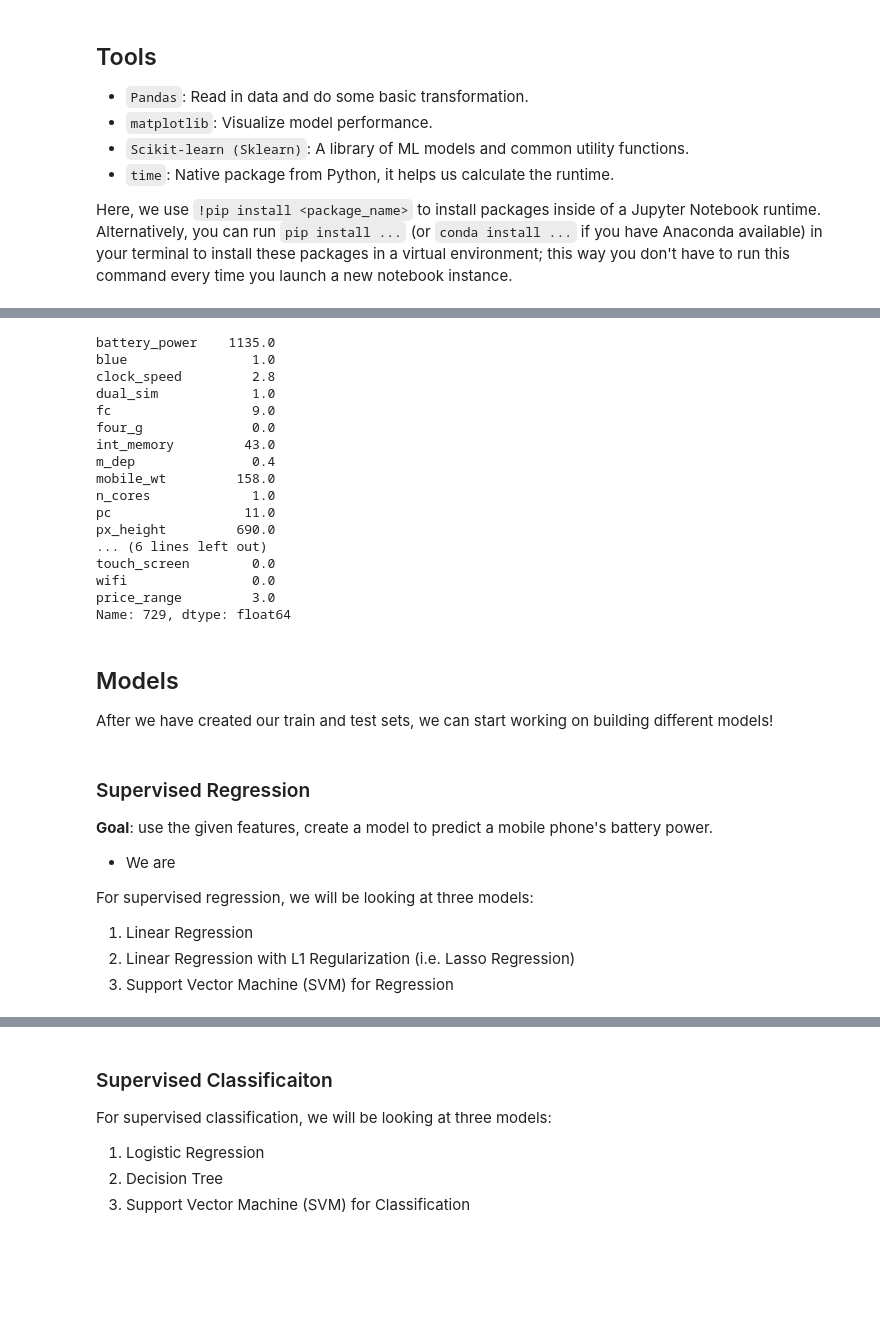
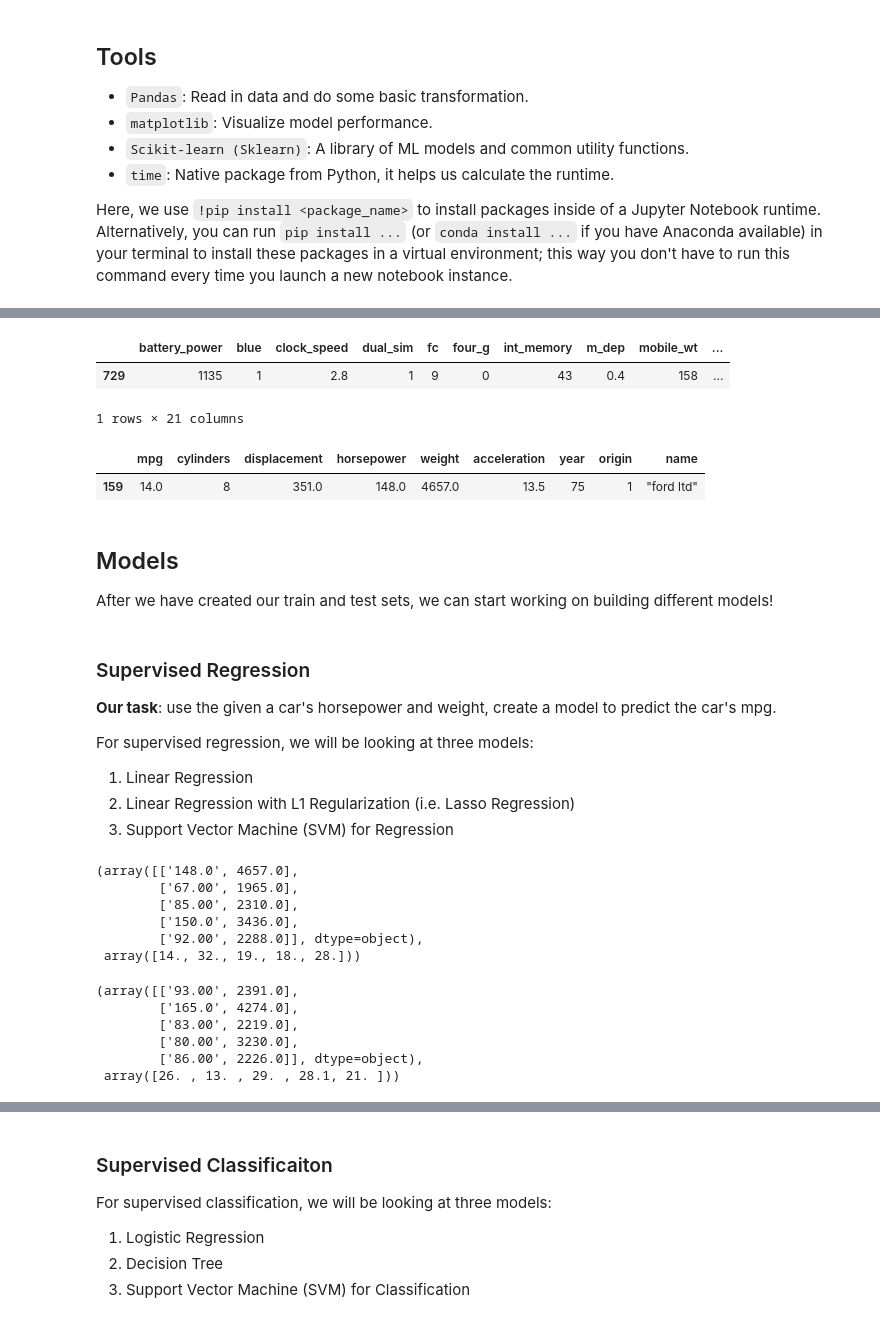
Before and after one commit to DS3Workshops/ds3-wi23-ml-workshop, a Jupyter notebook: introduction-to-ml/IntroML.ipynb, the cells around one changed output, grey strips where cells are left out. Saved outputs shown, nothing was run; the diff lists cells and outputs as text; code cells hidden in the pictures; blank space fills up the shorter version.

```diff
--- a/introduction-to-ml/IntroML.ipynb
+++ b/introduction-to-ml/IntroML.ipynb
@@ -101,24 +123,15 @@ There are a total of 20 feature columns and 1 target columns, and here is `metad
 # %%
 # check out the first entry
-mobile_price_train.iloc[0]
+mobile_price_train.iloc[:1]
 # %% [output]
+|  | battery_power | blue | clock_speed | dual_sim | fc | four_g | int_memory | m_dep | mobile_wt | ... |
+| 729 | 1135 | 1 | 2.8 | 1 | 9 | 0 | 43 | 0.4 | 158 | ... |
-battery_power    1135.0
-blue                1.0
-clock_speed         2.8
-dual_sim            1.0
-fc                  9.0
-four_g              0.0
-int_memory         43.0
-m_dep               0.4
-mobile_wt         158.0
-n_cores             1.0
-pc                 11.0
-px_height         690.0
-... (6 lines left out)
-touch_screen        0.0
-wifi                0.0
-price_range         3.0
-Name: 729, dtype: float64
+1 rows × 21 columns
+# %%
+auto_mpg_train.iloc[:1]
+# %% [output]
+|  | mpg | cylinders | displacement | horsepower | weight | acceleration | year | origin | name |
+| 159 | 14.0 | 8 | 351.0 | 148.0 | 4657.0 | 13.5 | 75 | 1 | "ford ltd" |
 # %% [markdown]
 ## Models
 
@@ -126,9 +139,7 @@ After we have created our train and test sets, we can start working on building
 # %% [markdown]
 ### Supervised Regression
 
-<b>Goal</b>: use the given features, create a model to predict a mobile phone's battery power.
-
-* We are
+<b>Our task</b>: use the given a car's horsepower and weight, create a model to predict the car's mpg.
 
 For supervised regression, we will be looking at three models:
 1. Linear Regression
@@ -142,0 +151,9 @@ For supervised regression, we will be looking at three models:
+# %%
+X_train[:5], y_train[:5]
+# %% [output]
+(array([['148.0', 4657.0],
+        ['67.00', 1965.0],
+        ['85.00', 2310.0],
+        ['150.0', 3436.0],
+        ['92.00', 2288.0]], dtype=object),
+ array([14., 32., 19., 18., 28.]))
@@ -142,0 +163,9 @@ For supervised regression, we will be looking at three models:
+# %%
+X_test[:5], y_test[:5]
+# %% [output]
+(array([['93.00', 2391.0],
+        ['165.0', 4274.0],
+        ['83.00', 2219.0],
+        ['80.00', 3230.0],
+        ['86.00', 2226.0]], dtype=object),
+ array([26. , 13. , 29. , 28.1, 21. ]))
```
Also changed, not shown: parts of 29 cells of this notebook, 3 other files.
